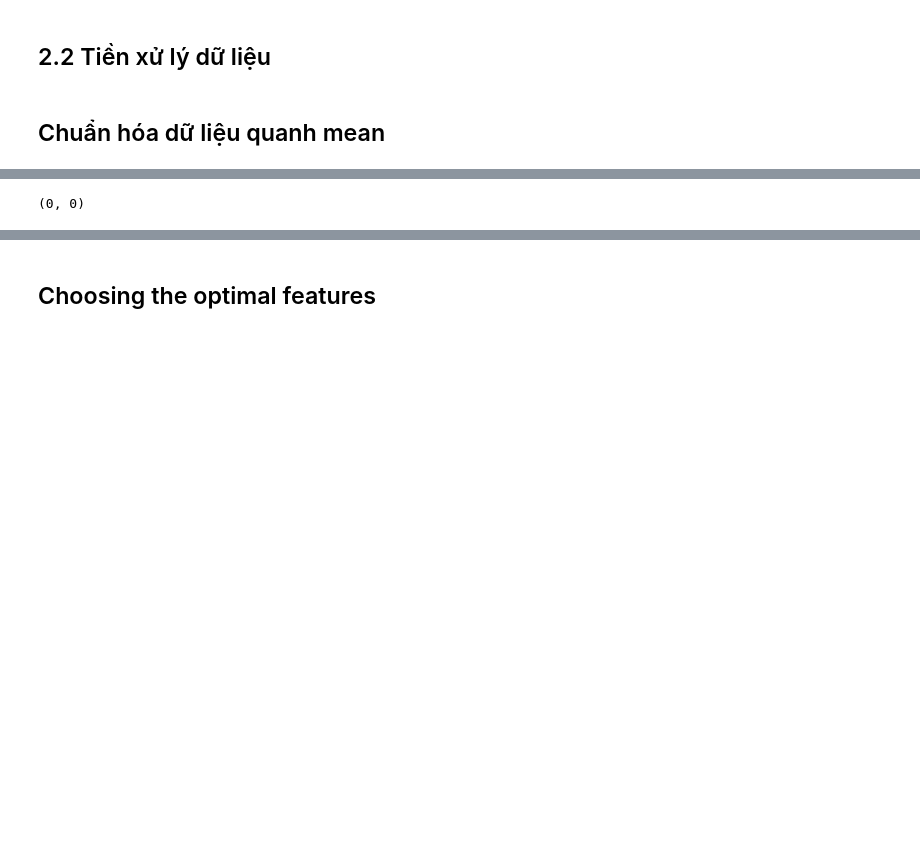
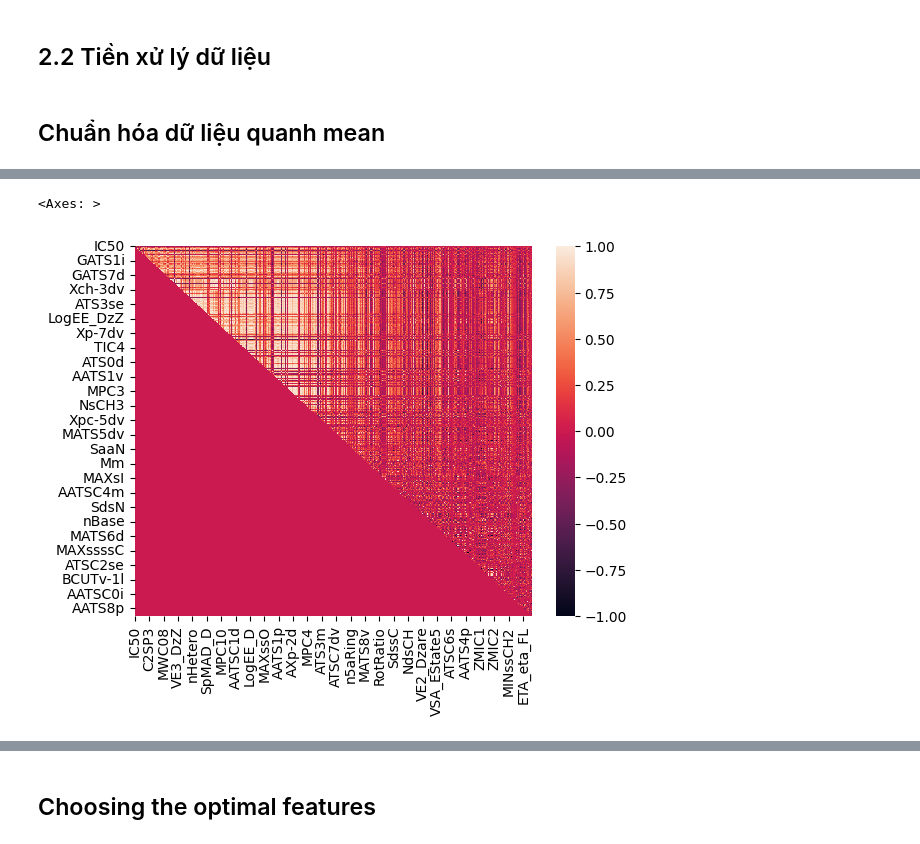
Before and after one commit to Lelvels/phamarcy_code, a Jupyter notebook: My HDAC2/src/my-hdac2-modred.ipynb, the cells around one changed output, grey strips where cells are left out. Cells and saved outputs as stored; diff of their text form; code cells hidden in the pictures; blank space fills up the shorter version.

```diff
--- a/My HDAC2/src/my-hdac2-modred.ipynb
+++ b/My HDAC2/src/my-hdac2-modred.ipynb
@@ -96 +103,11 @@ sns.heatmap(corr_matrix)
+# %%
+# upper_triangle = pd.DataFrame(0, index=sorted_corr_matrix.index, columns=sorted_corr_matrix.columns)
+upper_triangle = sorted_corr_matrix.where(np.triu(np.ones(sorted_corr_matrix.shape)).astype(bool))
+# %%
+upper_triangle = upper_triangle.fillna(0)
+upper_triangle = upper_triangle.replace(1, 0)
+sns.heatmap(upper_triangle)
+# %% [output]
+<Axes: >
+[figure, added]
 # %%
@@ -129,4 +141,0 @@ for idx, row in sorted_df.iterrows():
-# %%
-sorted_df.shape
-# %% [output]
-(0, 0)
```
Also changed, not shown: parts of 18 cells of this notebook, 41 other files.
